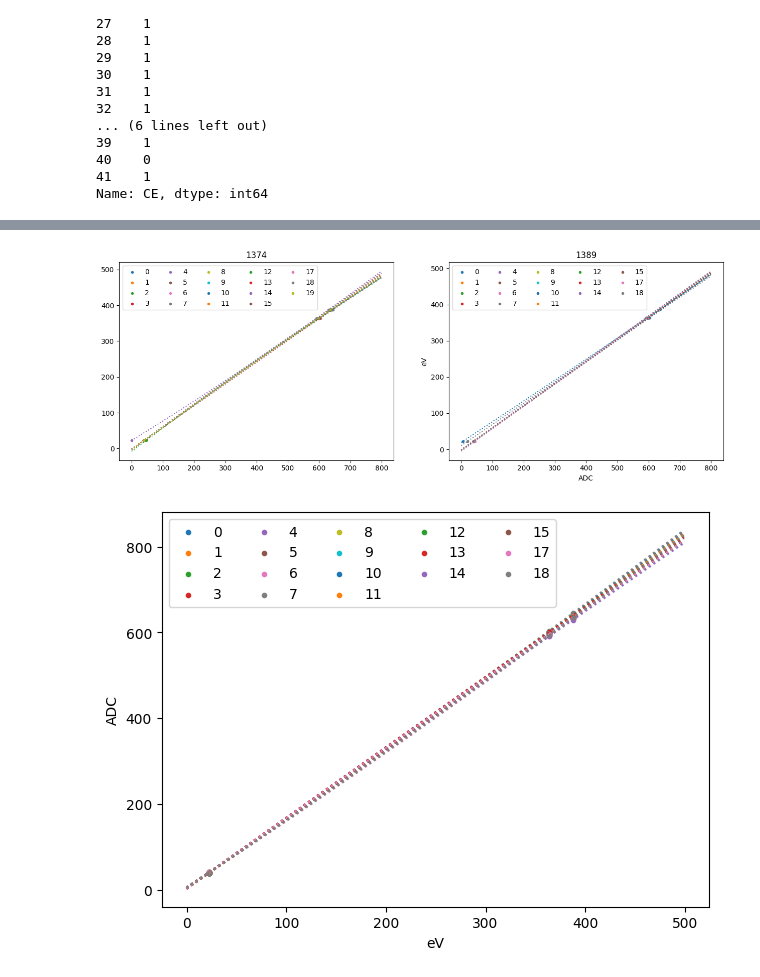
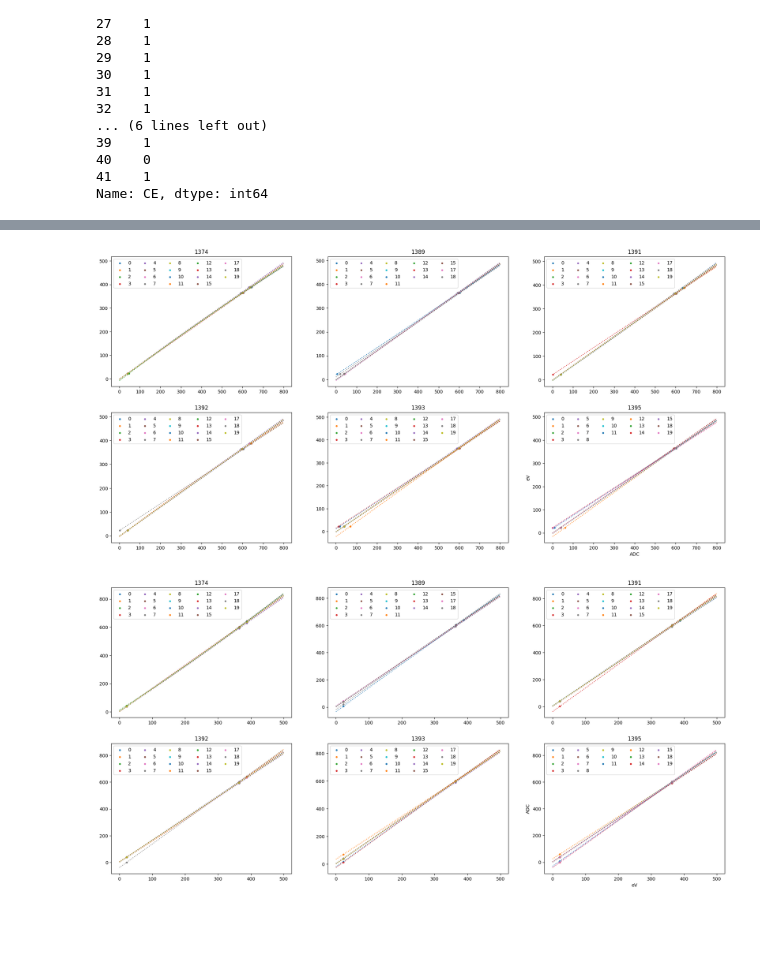
Before and after one commit to arlee-shelby/calibration, a Jupyter notebook: SnCalibration_pixelResults.ipynb, the cells around one changed output, grey strips where cells are left out. Saved outputs shown, nothing was run; the diff lists cells and outputs as text; code cells hidden in the pictures; blank space fills up the shorter version.

```diff
--- a/SnCalibration_pixelResults.ipynb
+++ b/SnCalibration_pixelResults.ipynb
@@ -54,0 +55,4 @@ dataAll[dataAll['run']==1391]
+# %%
+pix_index = [np.int16(dataAll[dataAll['run']==1374]['pixel'][0]),np.int16(dataAll[dataAll['run']==1374]['pixel'][3]),
+             np.int16(dataAll[dataAll['run']==1374]['pixel'][6]),np.int16(dataAll[dataAll['run']==1374]['pixel'][11]),
+             np.int16(dataAll[dataAll['run']==1374]['pixel'][14])]
@@ -255,7 +347,7 @@ for i in range(16):
 # %%
 #create the parameter data frames
 df_ecap = {}
-for k in range(len(runs)-4):
+for k in range(len(runs)):
     print(runs[k])
     df1 = {}
     for i in range(len(names)):
@@ -275,7 +367,7 @@ for k in range(len(runs)-4):
     df_ecap[k] = df1
 
 df_xray = {}
-for k in range(len(runs)-4):
+for k in range(len(runs)):
     df2 = {}
     for i in range(len(names_xray)):
         df2[names_xray[i]] = {}
@@ -390,7 +487,7 @@ Name: CE, dtype: int64
 # %%
 calibration = []
 sigma = []
-for i in range(len(runs)-4):
+for i in range(len(runs)):
     calibration.append(cal_data(dataAll,runs[i],pd.DataFrame(df_ecap[i]),pd.DataFrame(df_xray[i]),i)[0])
     sigma.append(cal_data(dataAll,runs[i],pd.DataFrame(df_ecap[i]),pd.DataFrame(df_xray[i]),i)[1])
 # %%
@@ -453,7 +547,7 @@ nrows,ncols=7,3
 py.figure(figsize=(8*ncols,6*nrows))
 
 toeV = []
-for j in range(len(ADC_data)):
+for j in range(len(ADC_data)-1):
     fit_pars_toeV = []
     x = np.arange(0,800)
 
@@ -461,6 +555,7 @@ for j in range(len(ADC_data)):
         ax=py.subplot(nrows,ncols,j+1)
         #if there are no points, skip the pixel
         if len(ADC_data[j][i])<=1:
+            fit_pars_toeV.append([0])
             pass
 
         #only include the eV points associated with the corresponding ADC value
@@ -483,7 +578,7 @@ plt.xlabel('ADC')
 plt.ylabel('eV')
 plt.show()
 # %% [output]
-[figure, old version]
+[figure, new version]
 # %%
 def convert(x,pars):
     y = []
@@ -504,34 +602,38 @@ def convert(x,pars):
 # %%
 nrows,ncols=7,3
 py.figure(figsize=(8*ncols,6*nrows))
 
-ax=py.subplot(nrows,ncols,1)
-toeV = []
-for j in range(len(ADC_data)):
+
+toADC = []
+for j in range(len(ADC_data)-1):
     fit_pars_toADC = []
     x = np.arange(0,500)
-    for i in range(len(ADC_data)):
 
+    for i in range(len(ADC_data[j])):
+        ax=py.subplot(nrows,ncols,j+1)
         #if there are no points, skip the pixel
-        if len(ADC_data[i])<=1:
+        if len(ADC_data[j][i])<=1:
+            fit_pars_toADC.append([0])
             pass
 
         #only include the eV points associated with the corresponding ADC value
-        elif len(ADC_data[i])<3:
-            a, b = np.polyfit(eV_points[:2],ADC_data[i], deg=1)
-            ax.scatter(eV_points[:2],ADC_data[i],marker = '.',label = '%d'%i)
+        elif len(ADC_data[j][i])<3:
+            a, b = np.polyfit(eV_points[:2],ADC_data[j][i], deg=1)
+            ax.scatter(eV_points[:2],ADC_data[j][i],marker = '.',label = '%d'%i)
             fit_pars_toADC.append([a,b])
             ax.plot(x,calibration_lin(x,a,b),linestyle = ':')
         else:
-            a, b,c = np.polyfit(eV_points, ADC_data[i], deg=2)
-            ax.scatter(eV_points,ADC_data[i],marker = '.',label = '%d'%i)
+            a, b,c = np.polyfit(eV_points, ADC_data[j][i], deg=2)
+            ax.scatter(eV_points,ADC_data[j][i],marker = '.',label = '%d'%i)
             fit_pars_toADC.append([a,b,c])
             ax.plot(x,calibration_quad(x,a,b,c),linestyle = ':')
+        ax.legend(loc="upper left", ncol=5)
+        ax.set_title('%d'%runs[j])
+    toADC.append(fit_pars_toADC)
 
 
-plt.legend(loc="upper left", ncol=5)
 plt.xlabel('eV')
 plt.ylabel('ADC')
 plt.show()
 # %% [output]
-[figure, old version]
+[figure, new version]
```
Also changed, not shown: parts of 40 cells of this notebook, 1 other file.
